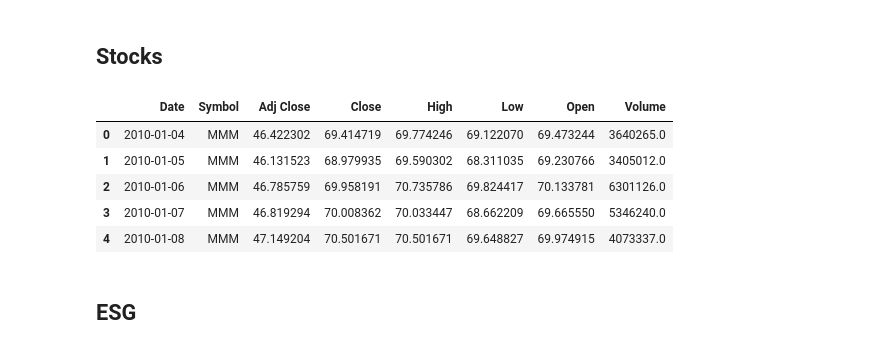
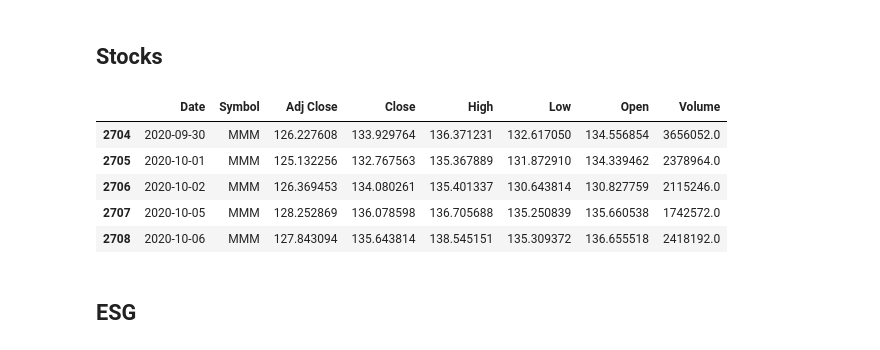
Before and after one commit to SyeinW/Cogs_108_Project_Data, a Jupyter notebook: checkpoint.ipynb, the cells around one changed output. Cells and saved outputs as stored; diff of their text form; code cells hidden in the pictures.

```diff
--- a/checkpoint.ipynb
+++ b/checkpoint.ipynb
@@ -127,22 +127,23 @@ SP_SNES = pd.read_csv(SP_SNES_url)
 # %% [markdown]
 ## Stocks
 # %%
+# Stock Dataset
+
+# Drop unnecessary columns
 # Drop rows with any missing values
 SP_Stock.dropna(inplace=True)
-
 # Remove duplicates (if any)
 SP_Stock.drop_duplicates(inplace=True)
-
-# Drop unnecessary columns
-SP_Stock = SP_Stock.drop(columns=['Shortname', 'Longname', 'S&P500'], errors='ignore')
-
+# Remove data that we don't have SNES for
+SP_Stock['Date'] = pd.to_datetime(SP_Stock['Date'])
+SP_Stock = SP_Stock[(SP_Stock['Date'] >= '2020-9-30')]
 SP_Stock.head()
 # %% [output]
 |  | Date | Symbol | Adj Close | Close | High | Low | Open | Volume |
-| 0 | 2010-01-04 | MMM | 46.422302 | 69.414719 | 69.774246 | 69.122070 | 69.473244 | 3640265.0 |
-| 1 | 2010-01-05 | MMM | 46.131523 | 68.979935 | 69.590302 | 68.311035 | 69.230766 | 3405012.0 |
-| 2 | 2010-01-06 | MMM | 46.785759 | 69.958191 | 70.735786 | 69.824417 | 70.133781 | 6301126.0 |
-| 3 | 2010-01-07 | MMM | 46.819294 | 70.008362 | 70.033447 | 68.662209 | 69.665550 | 5346240.0 |
-| 4 | 2010-01-08 | MMM | 47.149204 | 70.501671 | 70.501671 | 69.648827 | 69.974915 | 4073337.0 |
+| 2704 | 2020-09-30 | MMM | 126.227608 | 133.929764 | 136.371231 | 132.617050 | 134.556854 | 3656052.0 |
+| 2705 | 2020-10-01 | MMM | 125.132256 | 132.767563 | 135.367889 | 131.872910 | 134.339462 | 2378964.0 |
+| 2706 | 2020-10-02 | MMM | 126.369453 | 134.080261 | 135.401337 | 130.643814 | 130.827759 | 2115246.0 |
+| 2707 | 2020-10-05 | MMM | 128.252869 | 136.078598 | 136.705688 | 135.250839 | 135.660538 | 1742572.0 |
+| 2708 | 2020-10-06 | MMM | 127.843094 | 135.643814 | 138.545151 | 135.309372 | 136.655518 | 2418192.0 |
 # %% [markdown]
 ## ESG
```
Also changed, not shown: parts of 3 cells of this notebook.
